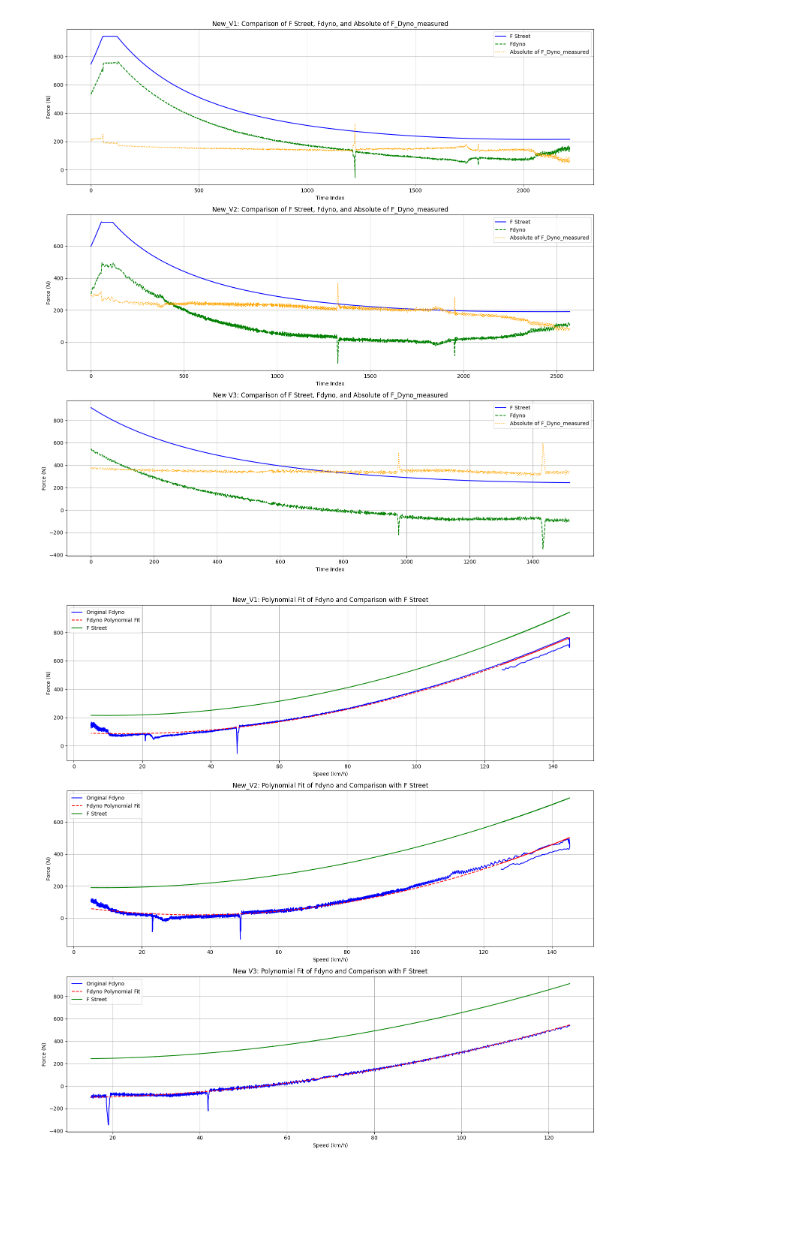
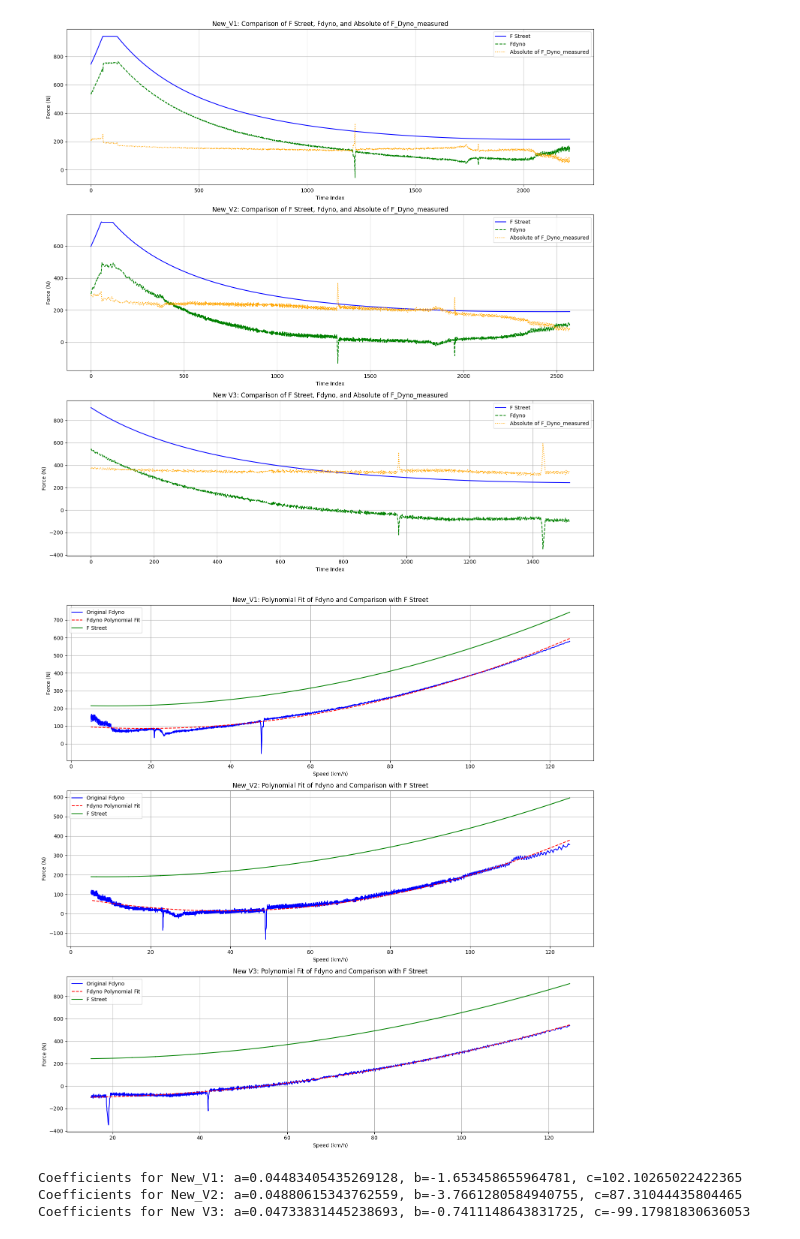
Before and after one commit to Imsirmayor/Test-of-mechatronic-systems, a Jupyter notebook: chasis_dyno.ipynb, the cells around one changed output. Cells and saved outputs as stored; diff of their text form; code cells hidden in the pictures; blank space fills up the shorter version.

```diff
--- a/chasis_dyno.ipynb
+++ b/chasis_dyno.ipynb
@@ -59,7 +59,8 @@ Corrected columns in sheet New V3: ['Time', 'SPEED', 'F_DYNO_MEASURED', 'Coefice
 columns_to_extract = ['Correct_Column1', 'Correct_Column2', 'Correct_Column3', 'Correct_Column4']
 # %%
 # Extract necessary columns from each sheet and store in arrays
-columns_to_extract = ['F Street', 'Fdyno', 'Absolute of F_Dyno_measured', 'SPEED']
+# columns_to_extract = ['F Street', 'Fdyno', 'Absolute of F_Dyno_measured', 'SPEED']
+columns_to_extract = ['Time', 'SPEED', 'F_DYNO_MEASURED', 'Coeficent A', 'Coefficent B', 'Coefficent C', 'F Street', 'Fdyno', 'Absolute of F_Dyno_measured']
 data_arrays = {}
 
 for sheet, df in data.items():
@@ -71,6 +72,10 @@ for sheet, df in data.items():
             "Fdyno": df['Fdyno'].values,
             "Absolute of F_Dyno_measured": df['Absolute of F_Dyno_measured'].values,
             "SPEED": df['SPEED'].values,
+            "Coeficent A": df['Coeficent A'].values,
+            "Coefficent B": df['Coefficent B'].values,
+            "Coefficent C": df['Coefficent C'].values,
+            "Time": df['Time'].values,
         }
     else:
         print(f"Sheet {sheet} is missing required columns.")
@@ -111,10 +118,14 @@ for i, (sheet, arrays) in enumerate(data_arrays.items(), start=1):
     # Extract SPEED
     speed = arrays["SPEED"]
 
-    # Plot SPEED
+    # Filter the speed array to capture values from 125 km/h to 5 km/h
+    mask = (speed <= 125) & (speed >= 5)
+    filtered_speed = speed[mask]
+
+    # Plot filtered SPEED
     plt.subplot(3, 1, i)
-    plt.plot(range(len(speed)), speed, label=f'SPEED (Sheet: {sheet})', color='green')
-    plt.title(f'{sheet}: SPEED vs Time Index')
+    plt.plot(range(len(filtered_speed)), filtered_speed, label=f'SPEED (Sheet: {sheet})', color='green')
+    plt.title(f'{sheet}: SPEED (125 km/h to 5 km/h) vs Time Index')
     plt.xlabel('Time Index')
     plt.ylabel('Speed (km/h)')
     plt.legend()
@@ -155,12 +166,18 @@ plt.figure(figsize=(15, 10))
 
 # Iterate over the sheets and plot F_DYNO_MEASURED
 for i, (sheet, arrays) in enumerate(data_arrays.items(), start=1):
-    # Extract F_DYNO_MEASURED
+    # Extract F_DYNO_MEASURED and SPEED
     f_dyno_measured = arrays["Fdyno"]
+    speed = arrays["SPEED"]
+
+    # Filter the speed array to capture values from 125 km/h to 5 km/h
+    mask = (speed <= 125) & (speed >= 5)
+    filtered_f_dyno_measured = f_dyno_measured[mask]
+    filtered_speed = speed[mask]
 
     # Plot F_DYNO_MEASURED
     plt.subplot(3, 1, i)
-    plt.plot(range(len(f_dyno_measured)), f_dyno_measured,
+    plt.plot(range(len(filtered_f_dyno_measured)), filtered_f_dyno_measured,
              label=f'F_DYNO_MEASURED (Sheet: {sheet})', color='red')
     plt.title(f'{sheet}: F_DYNO_MEASURED vs Time Index')
     plt.xlabel('Time Index')
@@ -230,37 +247,46 @@ plt.show()
 # %%
 import numpy as np
 
 # Initialize the plot
 plt.figure(figsize=(15, 15))
 
 # Iterate over the sheets and perform polynomial fitting and plotting
 for i, (sheet, arrays) in enumerate(data_arrays.items(), start=1):
     # Extract data
     speed = arrays["SPEED"]
     f_dyno = arrays["Fdyno"]
     f_street = arrays["F Street"]
 
-    # Perform a second-order polynomial fit to Fdyno
-    coefficients = np.polyfit(speed, f_dyno, 2)  # Fit: f(x) = ax^2 + bx + c
+    # Filter the speed array to capture values from 125 km/h to 5 km/h
+    mask = (speed <= 125) & (speed >= 5)
+    filtered_speed = speed[mask]
+    filtered_f_dyno = f_dyno[mask]
+    filtered_f_street = f_street[mask]
+
+    # Perform a second-order polynomial fit to filtered Fdyno
+    coefficients = np.polyfit(filtered_speed, filtered_f_dyno, 2)  # Fit: f(x) = ax^2 + bx + c
     poly_fit = np.poly1d(coefficients)
 
     # Generate fitted values
-    f_dyno_fit = poly_fit(speed)
+    f_dyno_fit = poly_fit(filtered_speed)
 
     # Create a subplot for each sheet
     plt.subplot(3, 1, i)
-    plt.plot(speed, f_dyno, label='Original Fdyno', color='blue')
-    plt.plot(speed, f_dyno_fit, label='Fdyno Polynomial Fit', color='red', linestyle='--')
-    plt.plot(speed, f_street, label='F Street', color='green')
+    plt.plot(filtered_speed, filtered_f_dyno, label='Original Fdyno', color='blue')
+    plt.plot(filtered_speed, f_dyno_fit, label='Fdyno Polynomial Fit', color='red', linestyle='--')
+    plt.plot(filtered_speed, filtered_f_street, label='F Street', color='green')
     plt.title(f'{sheet}: Polynomial Fit of Fdyno and Comparison with F Street')
     plt.xlabel('Speed (km/h)')
     plt.ylabel('Force (N)')
     plt.legend()
     plt.grid()
 
 # Adjust layout and show the plots
 plt.tight_layout()
 plt.show()
 # %% [output]
-[figure, old version]
+[figure, new version]
+Coefficients for New_V1: a=0.04483405435269128, b=-1.653458655964781, c=102.10265022422365
+Coefficients for New_V2: a=0.04880615343762559, b=-3.7661280584940755, c=87.31044435804465
+Coefficients for New V3: a=0.04733831445238693, b=-0.7411148643831725, c=-99.17981830636053
 # %%
```
Also changed, not shown: parts of 5 cells of this notebook.
